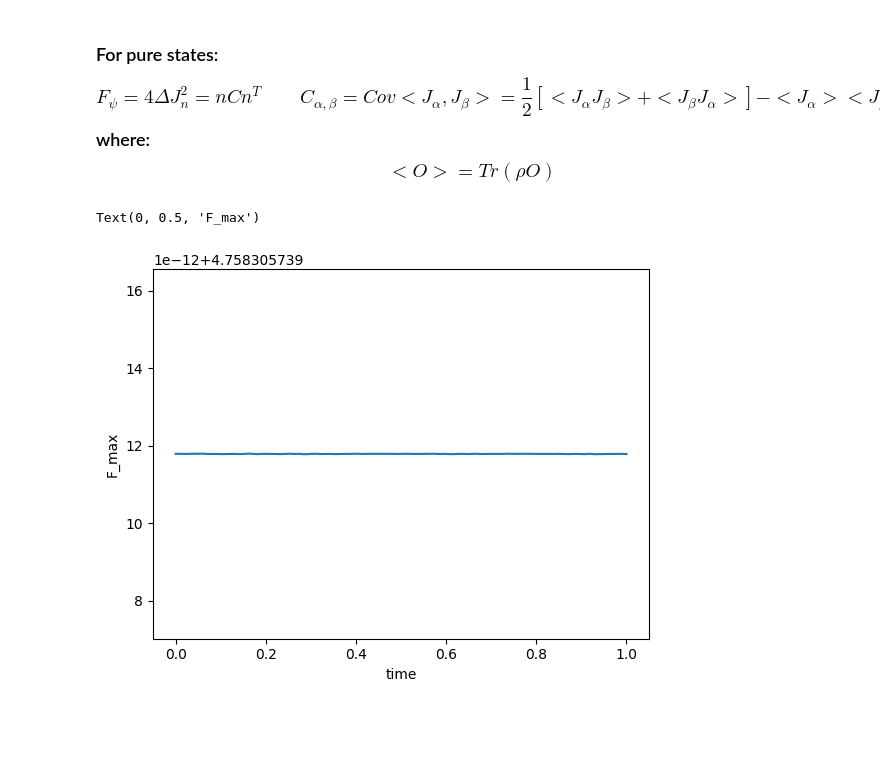
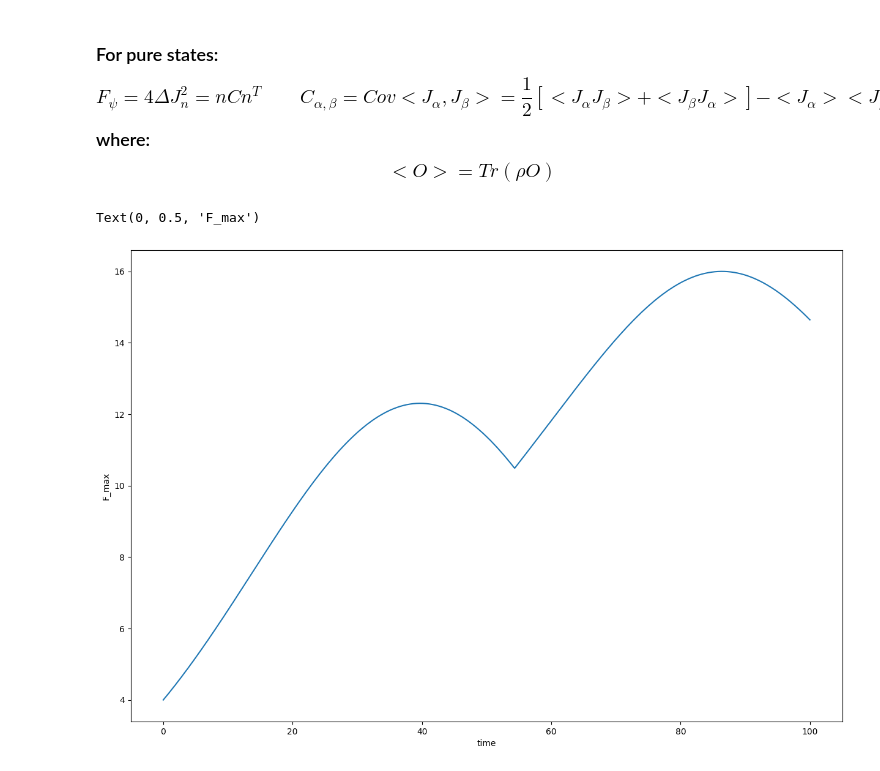
Before and after one commit to NiRVANA1331/Spin-Squeezing-in-Tmons, a Jupyter notebook: main.ipynb, the cells around one changed output. Drawn from its saved outputs; the diff is of its cells as text; code cells hidden in the pictures; blank space fills up the shorter version.

```diff
--- a/main.ipynb
+++ b/main.ipynb
@@ -31,7 +31,7 @@ with $v \approx 60 * 100Mhz$, $g = 100Mhz$, $\omega = 2*100MHz$
 N = 4
 Nlevel = Ntrunc
 Ej, Ec, g_arr, omega = generate_tmon_arch(N,Nlevel)
-sys1 = tmon_system(N, Nlevel, Ec, Ej, g_arr, omega*0.1)
+sys1 = tmon_system(N, Nlevel, Ec, Ej, g_arr, omega)
 # %%
 sys1.freq_list()
 # %% [output]
@@ -55,9 +62,9 @@ Quantum object: dims = [[3], [3]], shape = (3, 3), type = oper, isherm = True $
 H = sys1.H_I()
 print(sys1.self_energy)
 #[psi_2,psi_2,psi_2,psi_2]
-psi0 = sys1.tensor_projection_op(0,1,1, dim = None)
-psi0 = psi0 / psi0.norm() #normalize vector
-times = np.linspace(0,1,100) #time scale is ~ 1/freq of self energy
+psi0 = tensor(psi_2,psi_2,psi_2,psi_2) #sys1.tensor_projection_op(0,1,1, dim = None)
+#psi0 = psi0 / psi0.norm() #normalize vector
+times = np.linspace(0,100,1000) #time scale is ~ 1/freq of self energy
 options = Options()
 options.store_final_state = True
 result = mesolve(H, psi0, times, [], options = options, progress_bar=True)
@@ -81,16 +88,21 @@ Total run time:   0.11s
 # %%
 pop_arr = []
-
+Jx_arr = []
 for i in range(N):
     temp = []
+    temp2 = []
     for state in result.states:
-        temp.append(expect(state.ptrace(i), create(Nlevel)*destroy(Nlevel)))
+        temp.append(abs(expect(state.ptrace(i), create(Nlevel)*destroy(Nlevel))))
+        temp2.append(abs(expect(state.ptrace(i),Qobj((op_padded(sigmax(),Nlevel))))))
     pop_arr.append(temp)
+    Jx_arr.append(temp2)
     #print(sum(temp))
 
 plt.pcolormesh(pop_arr)
 plt.colorbar()
-plt.xlabel("time")
+#plt.xticks()
+plt.yticks(range(N))
+plt.xlabel("time*100")
 plt.ylabel("n")
 # %% [output]
 Text(0, 0.5, 'n')
@@ -123,20 +154,21 @@ def C_matrix(rho, J_arr):
 # %%
 #Maximum Eigenvalue
 #when n is the eigenvector with maximum eigen value of C, FI is maximized
 # Define the matrix
 FI_max_arr = []
 for state in tqdm(result.states):
     matrix = C_matrix(state, J_arr)
     eigenvalues, eigenvectors = np.linalg.eig(matrix)
     max_index = np.argmax(eigenvalues)
     max_eigenvalue = eigenvalues[max_index]
     max_eigenvector = eigenvectors[:, max_index]
     FI_max_arr.append(4*max_eigenvalue)
 
 #Plot FI_max vs time/\theta
+plt.figure(figsize=(15,10))
 plt.plot(times,FI_max_arr)
 plt.xlabel("time")
 plt.ylabel("F_max")
 # %% [output]
 Text(0, 0.5, 'F_max')
-[figure, old version]
+[figure, new version]
```
Also changed, not shown: parts of 8 cells of this notebook, 1 other file.
